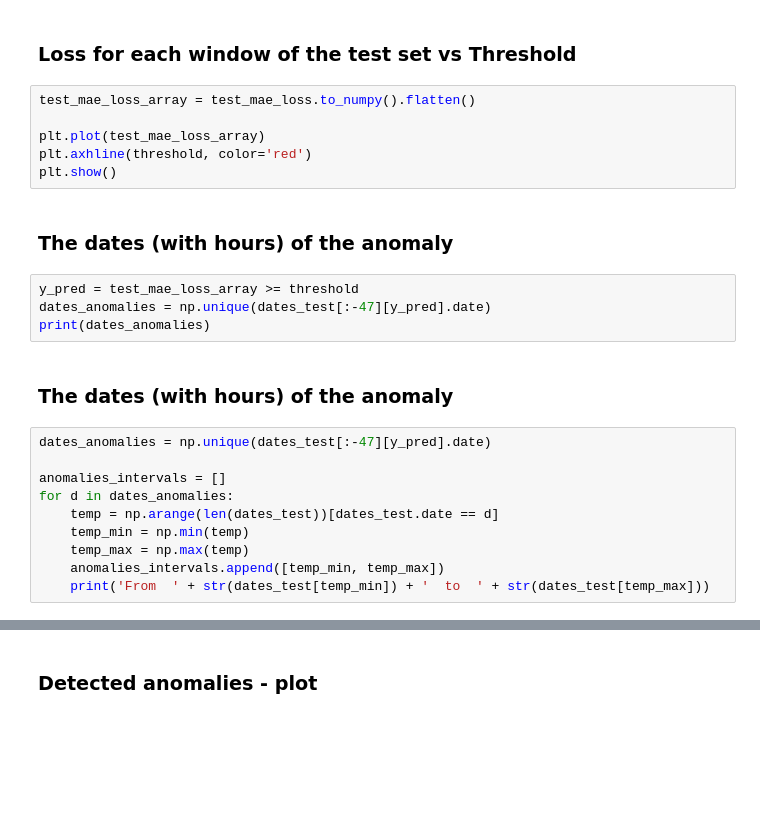
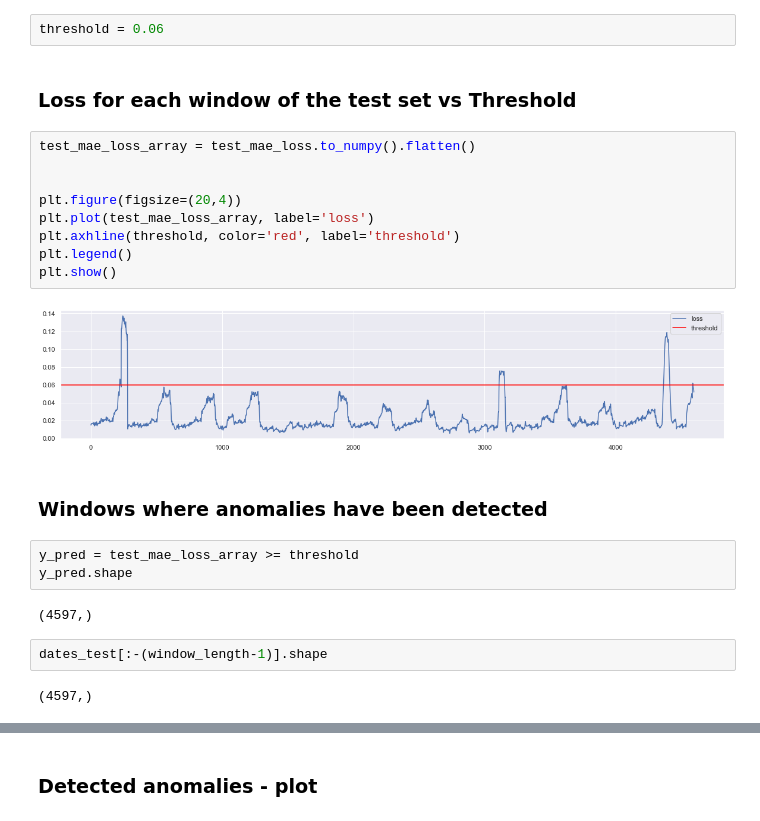
Before and after one commit to bartk97/NYC-Taxi-Anomaly-Detection, a Jupyter notebook: NYC TAXI- anomaly detection with LSTM Autoencoder.ipynb, the cells around one changed output, grey strips where cells are left out. Saved outputs shown, nothing was run; the diff lists cells and outputs as text; blank space fills up the shorter version.

```diff
--- a/NYC TAXI- anomaly detection with LSTM Autoencoder.ipynb
+++ b/NYC TAXI- anomaly detection with LSTM Autoencoder.ipynb
@@ -301,26 +331,26 @@ print(threshold)
+# %%
+threshold = 0.06
 # %% [markdown]
 ### Loss for each window of the test set vs Threshold
 # %%
 test_mae_loss_array = test_mae_loss.to_numpy().flatten()
 
-plt.plot(test_mae_loss_array)
-plt.axhline(threshold, color='red')
+
+plt.figure(figsize=(20,4))
+plt.plot(test_mae_loss_array, label='loss')
+plt.axhline(threshold, color='red', label='threshold')
+plt.legend()
 plt.show()
+# %% [output]
+[figure, added]
-# %% [markdown]
-### The dates (with hours) of the anomaly
+# %% [markdown]
+### Windows where anomalies have been detected
 # %%
 y_pred = test_mae_loss_array >= threshold
-dates_anomalies = np.unique(dates_test[:-47][y_pred].date)
-print(dates_anomalies)
+y_pred.shape
+# %% [output]
+(4597,)
-# %% [markdown]
-### The dates (with hours) of the anomaly
-# %%
-dates_anomalies = np.unique(dates_test[:-47][y_pred].date)
-
-anomalies_intervals = []
-for d in dates_anomalies:
-    temp = np.arange(len(dates_test))[dates_test.date == d]
-    temp_min = np.min(temp)
-    temp_max = np.max(temp)
-    anomalies_intervals.append([temp_min, temp_max])
-    print('From  ' + str(dates_test[temp_min]) + '  to  ' + str(dates_test[temp_max]))
+# %%
+dates_test[:-(window_length-1)].shape
+# %% [output]
+(4597,)
```
Also changed, not shown: parts of 14 cells of this notebook.
